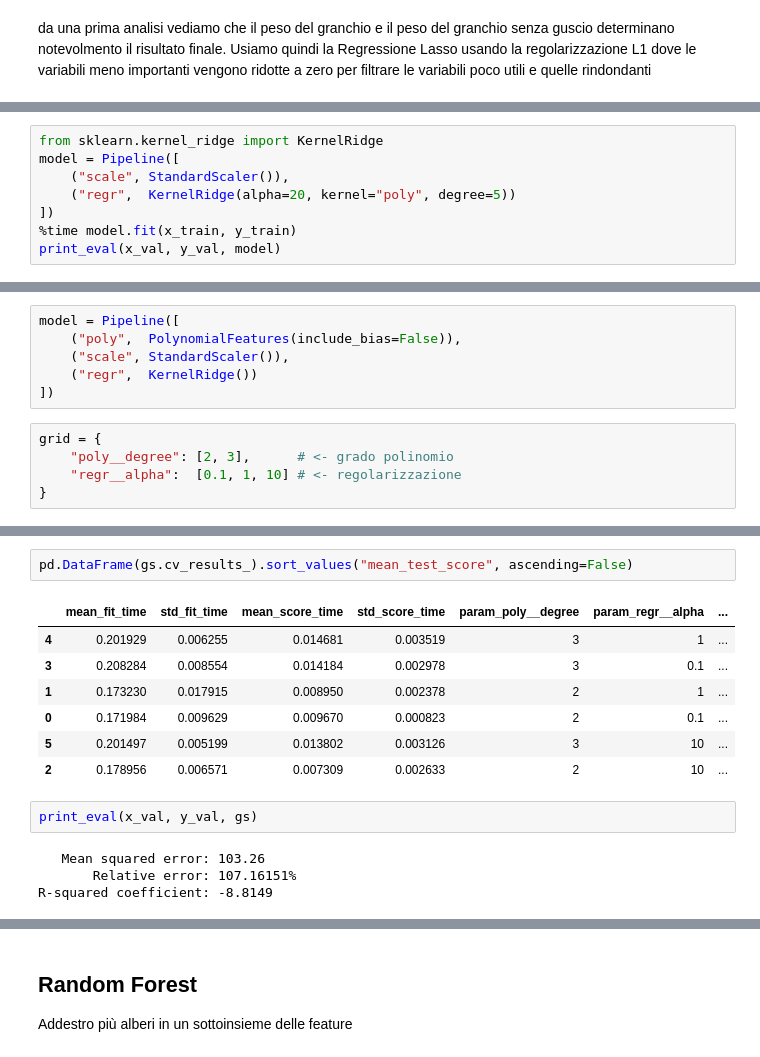
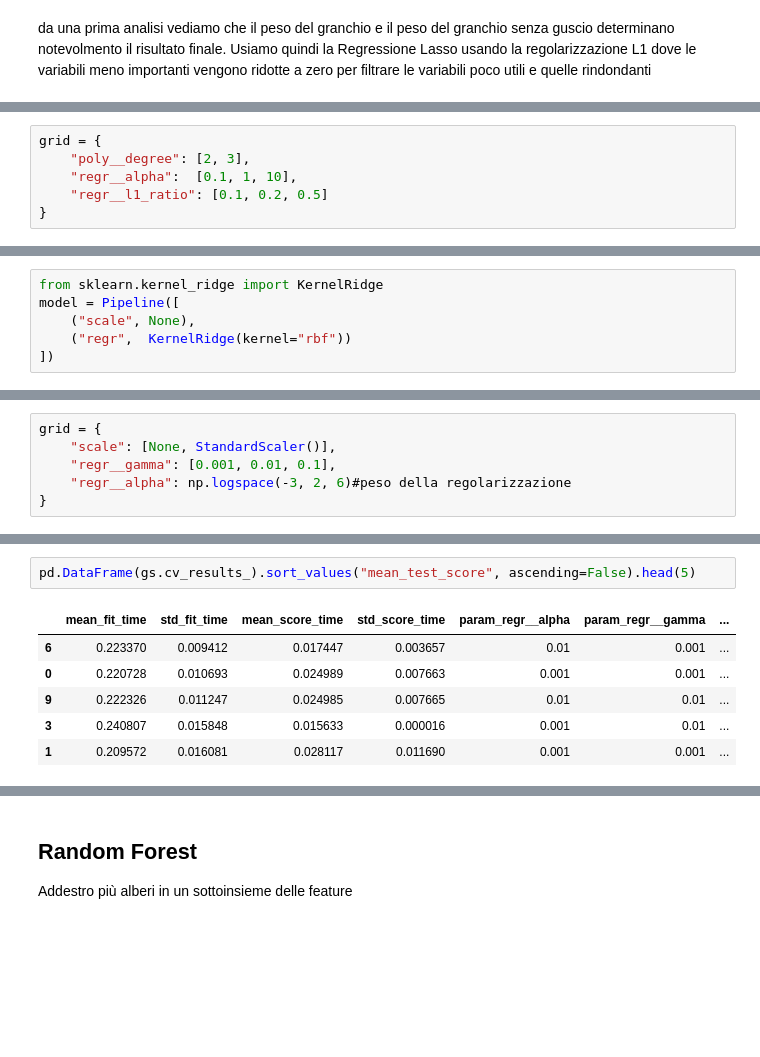
Before and after one commit to ilBollo/DataIntensive_Project_Crab, a Jupyter notebook: age_of_crab.ipynb, the cells around one changed output, grey strips where cells are left out. Saved outputs shown, nothing was run; the diff lists cells and outputs as text; blank space fills up the shorter version.

Commit message:
sistemazione e perfezionamento modelli

```diff
--- a/age_of_crab.ipynb
+++ b/age_of_crab.ipynb
@@ -460,0 +419,6 @@ R-squared coefficient: 0.43103
+# %%
+grid = {
+    "poly__degree": [2, 3],
+    "regr__alpha":  [0.1, 1, 10],
+    "regr__l1_ratio": [0.1, 0.2, 0.5]
+}
@@ -473,8 +442,6 @@ usiamo regressione con funzioni kernel per ridurre i tempi simulando una regress
 # %%
 from sklearn.kernel_ridge import KernelRidge
 model = Pipeline([
-    ("scale", StandardScaler()),
-    ("regr",  KernelRidge(alpha=20, kernel="poly", degree=5))
+    ("scale", None),
+    ("regr",  KernelRidge(kernel="rbf"))
 ])
-%time model.fit(x_train, y_train)
-print_eval(x_val, y_val, model)
@@ -492,13 +448,8 @@ kf = KFold(5, shuffle=True, random_state=42)
-# %%
-model = Pipeline([
-    ("poly",  PolynomialFeatures(include_bias=False)),
-    ("scale", StandardScaler()),
-    ("regr",  KernelRidge())
-])
 # %%
 grid = {
-    "poly__degree": [2, 3],      # <- grado polinomio
-    "regr__alpha":  [0.1, 1, 10] # <- regolarizzazione
+    "scale": [None, StandardScaler()],
+    "regr__gamma": [0.001, 0.01, 0.1],
+    "regr__alpha": np.logspace(-3, 2, 6)#peso della regolarizzazione
 }
 # %%
 gs = GridSearchCV(model, grid, cv=kf)
@@ -509,16 +460,9 @@ gs.best_params_
 # %%
-pd.DataFrame(gs.cv_results_).sort_values("mean_test_score", ascending=False)
+pd.DataFrame(gs.cv_results_).sort_values("mean_test_score", ascending=False).head(5)
 # %% [output]
-|  | mean_fit_time | std_fit_time | mean_score_time | std_score_time | param_poly__degree | param_regr__alpha | ... |
-| 4 | 0.201929 | 0.006255 | 0.014681 | 0.003519 | 3 | 1 | ... |
-| 3 | 0.208284 | 0.008554 | 0.014184 | 0.002978 | 3 | 0.1 | ... |
-| 1 | 0.173230 | 0.017915 | 0.008950 | 0.002378 | 2 | 1 | ... |
-| 0 | 0.171984 | 0.009629 | 0.009670 | 0.000823 | 2 | 0.1 | ... |
-| 5 | 0.201497 | 0.005199 | 0.013802 | 0.003126 | 3 | 10 | ... |
-| 2 | 0.178956 | 0.006571 | 0.007309 | 0.002633 | 2 | 10 | ... |
+|  | mean_fit_time | std_fit_time | mean_score_time | std_score_time | param_regr__alpha | param_regr__gamma | ... |
+| 6 | 0.223370 | 0.009412 | 0.017447 | 0.003657 | 0.01 | 0.001 | ... |
+| 0 | 0.220728 | 0.010693 | 0.024989 | 0.007663 | 0.001 | 0.001 | ... |
+| 9 | 0.222326 | 0.011247 | 0.024985 | 0.007665 | 0.01 | 0.01 | ... |
+| 3 | 0.240807 | 0.015848 | 0.015633 | 0.000016 | 0.001 | 0.01 | ... |
+| 1 | 0.209572 | 0.016081 | 0.028117 | 0.011690 | 0.001 | 0.001 | ... |
-# %%
-print_eval(x_val, y_val, gs)
-# %% [output]
-   Mean squared error: 103.26
-       Relative error: 107.16151%
-R-squared coefficient: -8.8149
```
Also changed, not shown: parts of 36 cells of this notebook.
